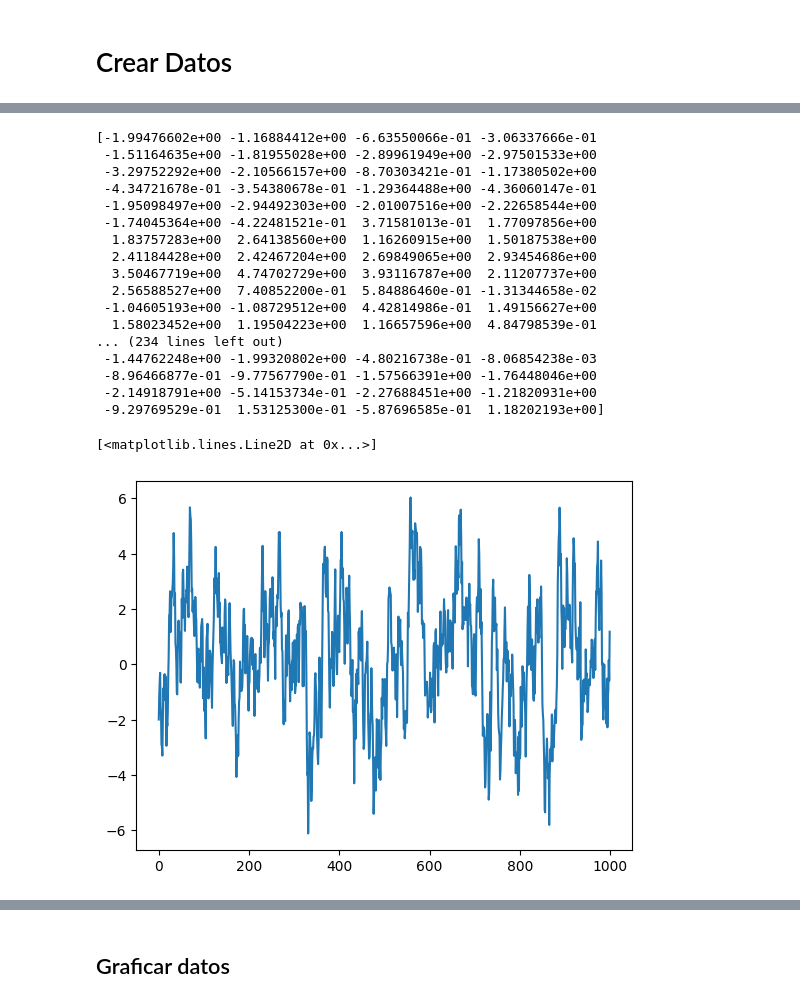
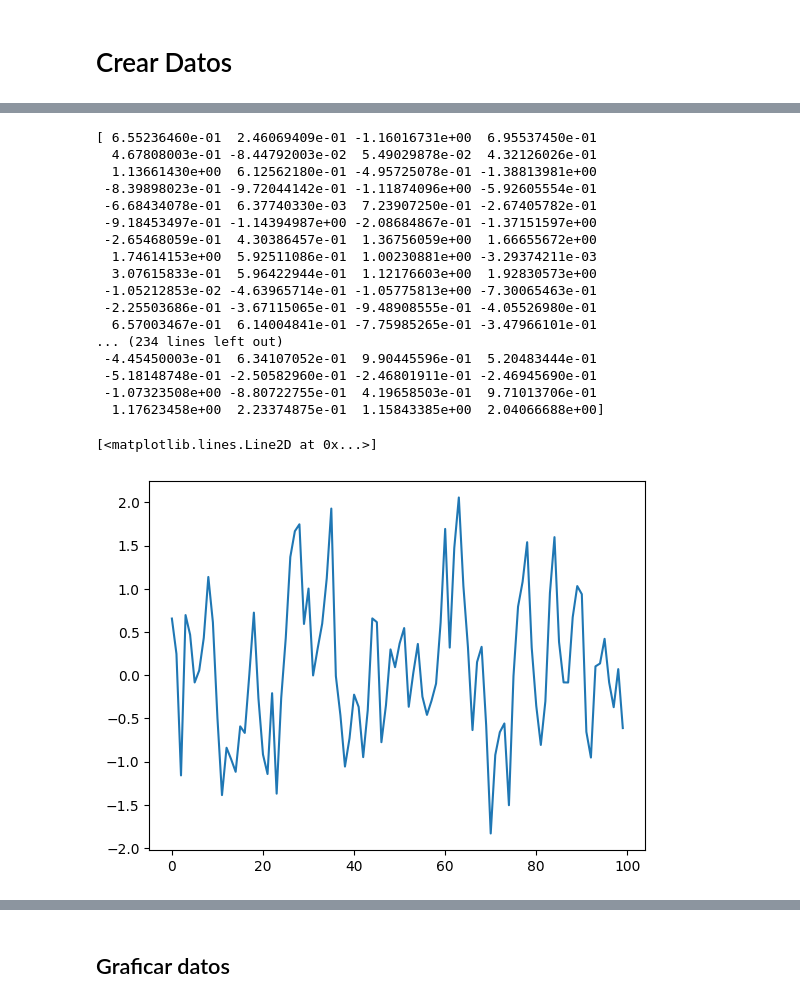
Before and after one commit to JuanPrada26/TesisMaestriaJuanDiegoPrada, a Jupyter notebook: Modelos/TensorFlow Privacy/Datos Sintéticos Tensorflow Privacy.ipynb, the cells around one changed output, grey strips where cells are left out. Drawn from its saved outputs; the diff is of its cells as text; code cells hidden in the pictures.

```diff
--- a/Modelos/TensorFlow Privacy/Datos Sintéticos Tensorflow Privacy.ipynb
+++ b/Modelos/TensorFlow Privacy/Datos Sintéticos Tensorflow Privacy.ipynb
@@ -33,38 +76,42 @@ WARNING:tensorflow:From c:\Users\jd.pradal\.virtualenvs\Contugas-m7l_E1hd\Lib\si
 # %%
 import numpy as np
 import statsmodels.api as sm
 
 # Definimos el modelo SARIMAX con coeficientes AR, MA, SAR, SMA
-mod = sm.tsa.SARIMAX(endog=[], order=(1, 0, 0), seasonal_order=(1, 0, 0, 25))
+mod = sm.tsa.SARIMAX(endog=[], order=(1, 0, 0), seasonal_order=(1, 0, 0, 24))
 
 # Debemos incluir al menos 5 parámetros
-params = [0.9,0,0.9,0]  # AR, MA, SAR, SMA, Constante (por ejemplo)
+params = [0.6,0,0.6,0]  # AR, MA, SAR, SMA, Constante (por ejemplo)
 
+
+lendatos = 1000
+epsilon  = 9999 * np.random.randn(lendatos)
 # Generamos 100 simulaciones
-sim_data = mod.simulate(params=params, nsimulations=1000, measurement_shock=10 * np.random.randn(100))
+
+sim_data = mod.simulate(params=params, nsimulations=lendatos, measurement_shock= epsilon )
 
 print(sim_data)
-plt.plot(sim_data[:1000])
+plt.plot(sim_data[:100])
 # %% [output]
-[-1.99476602e+00 -1.16884412e+00 -6.63550066e-01 -3.06337666e-01
- -1.51164635e+00 -1.81955028e+00 -2.89961949e+00 -2.97501533e+00
- -3.29752292e+00 -2.10566157e+00 -8.70303421e-01 -1.17380502e+00
- -4.34721678e-01 -3.54380678e-01 -1.29364488e+00 -4.36060147e-01
- -1.95098497e+00 -2.94492303e+00 -2.01007516e+00 -2.22658544e+00
- -1.74045364e+00 -4.22481521e-01  3.71581013e-01  1.77097856e+00
-  1.83757283e+00  2.64138560e+00  1.16260915e+00  1.50187538e+00
-  2.41184428e+00  2.42467204e+00  2.69849065e+00  2.93454686e+00
-  3.50467719e+00  4.74702729e+00  3.93116787e+00  2.11207737e+00
-  2.56588527e+00  7.40852200e-01  5.84886460e-01 -1.31344658e-02
- -1.04605193e+00 -1.08729512e+00  4.42814986e-01  1.49156627e+00
-  1.58023452e+00  1.19504223e+00  1.16657596e+00  4.84798539e-01
+[ 6.55236460e-01  2.46069409e-01 -1.16016731e+00  6.95537450e-01
+  4.67808003e-01 -8.44792003e-02  5.49029878e-02  4.32126026e-01
+  1.13661430e+00  6.12562180e-01 -4.95725078e-01 -1.38813981e+00
+ -8.39898023e-01 -9.72044142e-01 -1.11874096e+00 -5.92605554e-01
+ -6.68434078e-01  6.37740330e-03  7.23907250e-01 -2.67405782e-01
+ -9.18453497e-01 -1.14394987e+00 -2.08684867e-01 -1.37151597e+00
+ -2.65468059e-01  4.30386457e-01  1.36756059e+00  1.66655672e+00
+  1.74614153e+00  5.92511086e-01  1.00230881e+00 -3.29374211e-03
+  3.07615833e-01  5.96422944e-01  1.12176603e+00  1.92830573e+00
+ -1.05212853e-02 -4.63965714e-01 -1.05775813e+00 -7.30065463e-01
+ -2.25503686e-01 -3.67115065e-01 -9.48908555e-01 -4.05526980e-01
+  6.57003467e-01  6.14004841e-01 -7.75985265e-01 -3.47966101e-01
 ... (234 lines left out)
- -1.44762248e+00 -1.99320802e+00 -4.80216738e-01 -8.06854238e-03
- -8.96466877e-01 -9.77567790e-01 -1.57566391e+00 -1.76448046e+00
- -2.14918791e+00 -5.14153734e-01 -2.27688451e+00 -1.21820931e+00
- -9.29769529e-01  1.53125300e-01 -5.87696585e-01  1.18202193e+00]
+ -4.45450003e-01  6.34107052e-01  9.90445596e-01  5.20483444e-01
+ -5.18148748e-01 -2.50582960e-01 -2.46801911e-01 -2.46945690e-01
+ -1.07323508e+00 -8.80722755e-01  4.19658503e-01  9.71013706e-01
+  1.17623458e+00  2.23374875e-01  1.15843385e+00  2.04066688e+00]
 [<matplotlib.lines.Line2D at 0x...>]
-[figure, old version]
+[figure, new version]
 # %%
 import numpy as np
 import statsmodels.api as sm
```
Also changed, not shown: parts of 4 cells of this notebook, 14 other files.
